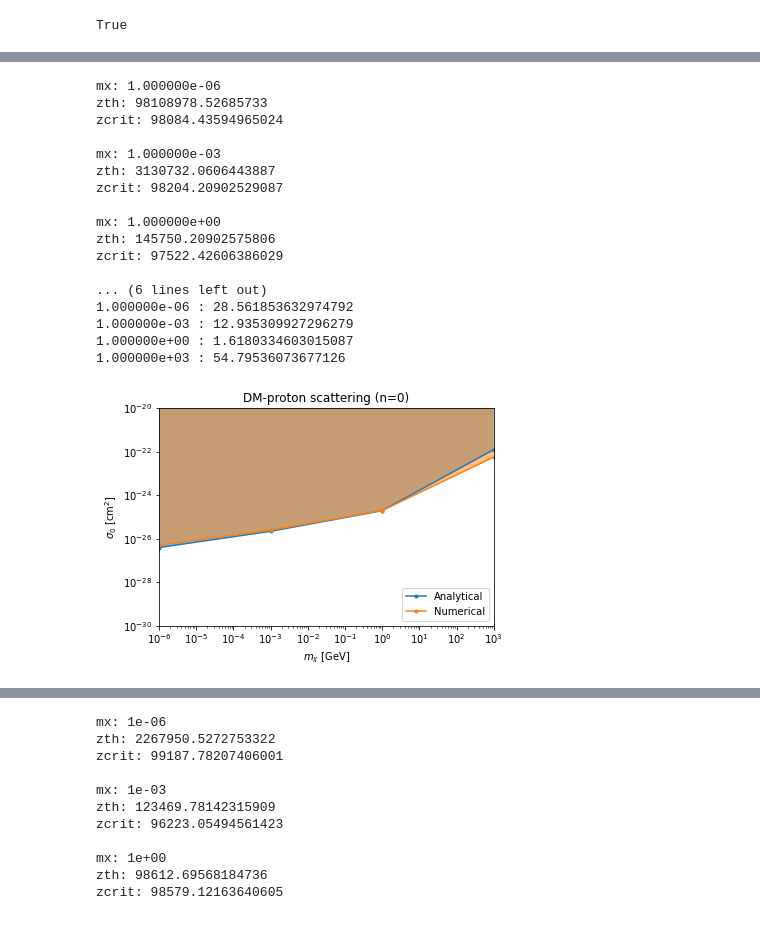
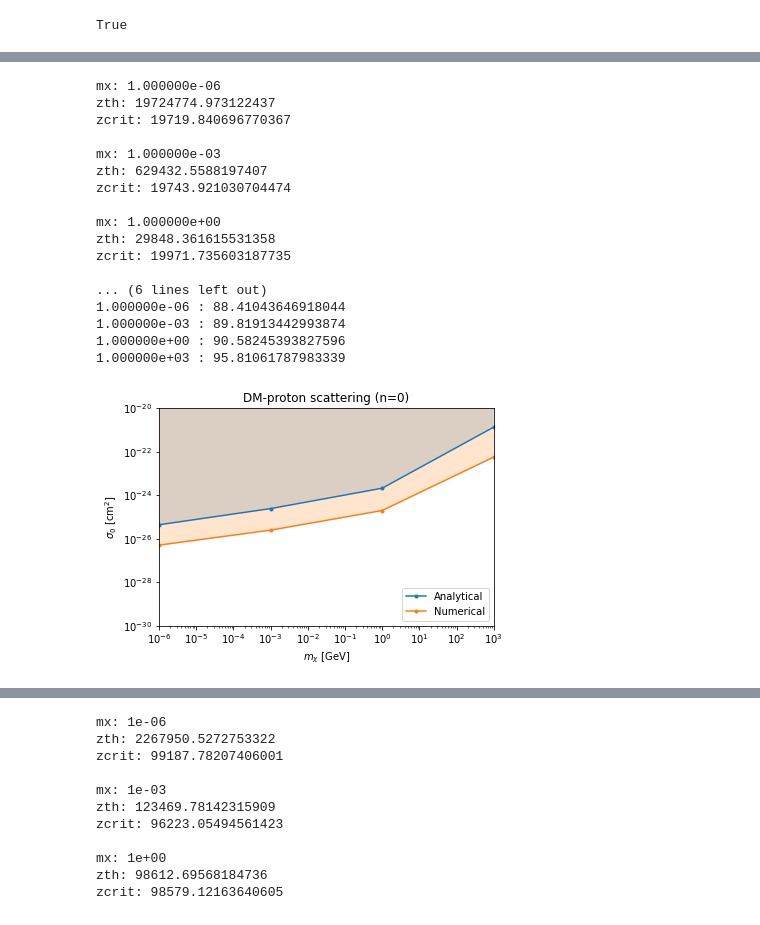
Before and after one commit to davidvng/project-dmeff, a Jupyter notebook: analytical_dmb.ipynb, the cells around one changed output, grey strips where cells are left out. Drawn from its saved outputs; the diff is of its cells as text; code cells hidden in the pictures.

```diff
--- a/analytical_dmb.ipynb
+++ b/analytical_dmb.ipynb
@@ -278,7 +52,7 @@ zth: 19116.069039674465
 import numpy as np
 from scipy.optimize import fsolve
 
-k = 0.42 #1/Mpc
+k = 0.0857 #1/Mpc
 
 def k_crit(mx,sigma0,omega_b=0.05,omega_rad=9.23640e-5,
                  H0=67.27,kT0=2.353e-13,rho_crit=4.755e-6,
@@ -312,46 +86,46 @@ print(sigmas)
 
 import matplotlib.pyplot as plt
 
 proton_chains = np.array([5.02e-27, 2.45e-26, 1.96e-25, 5.64e-23])
 
 f,ax = plt.subplots()
 
 ax.plot(masses, sigmas, marker='.', label='Analytical')
 ax.plot(masses, proton_chains, marker='.', label='Numerical')
 ax.set_title('DM-proton scattering (n=0)')
 ax.set_xlabel('$m_\chi$ $[\mathrm{GeV}]$')
 ax.set_ylabel('$\sigma_0$ $[\mathrm{cm}^2]$')
 ax.set_xscale('log')
 ax.set_yscale('log')
 ax.set_xlim([1.0e-6, 1.0e3])
 ax.set_ylim([1.0e-30, 1.0e-20])
-ax.fill_between(masses, sigmas, 1.0e-20, alpha=0.5)
-ax.fill_between(masses, proton_chains, 1.0e-20, alpha=0.5)
+ax.fill_between(masses, sigmas, 1.0e-20, alpha=0.2)
+ax.fill_between(masses, proton_chains, 1.0e-20, alpha=0.2)
 plt.legend(loc="lower right")
 
 print("Percent errors:")
 for i in range(len(sigmas)):
     error = abs((proton_chains[i]-sigmas[i])/sigmas[i])*100
     print(format(masses[i], 'e'), ":", error)
 # %% [output]
 mx: 1.000000e-06
-zth: 98108978.52685733
-zcrit: 98084.43594965024
+zth: 19724774.973122437
+zcrit: 19719.840696770367
 
 mx: 1.000000e-03
-zth: 3130732.0606443887
-zcrit: 98204.20902529087
+zth: 629432.5588197407
+zcrit: 19743.921030704474
 
 mx: 1.000000e+00
-zth: 145750.20902575806
-zcrit: 97522.42606386029
+zth: 29848.361615531358
+zcrit: 19971.735603187735
 
 ... (6 lines left out)
-1.000000e-06 : 28.561853632974792
-1.000000e-03 : 12.935309927296279
-1.000000e+00 : 1.6180334603015087
-1.000000e+03 : 54.79536073677126
+1.000000e-06 : 88.41043646918044
+1.000000e-03 : 89.81913442993874
+1.000000e+00 : 90.58245393827596
+1.000000e+03 : 95.81061787983339
-[figure, old version]
+[figure, new version]
 # %%
 import numpy as np
 from scipy.optimize import fsolve
```
Also changed, not shown: parts of 4 cells of this notebook.
